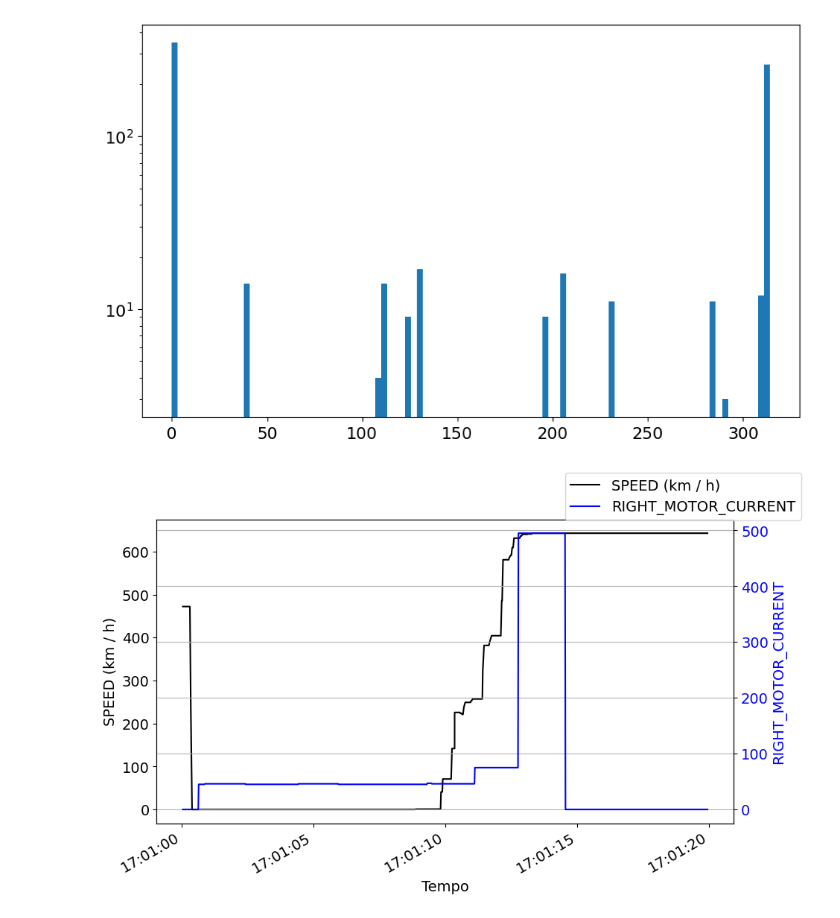
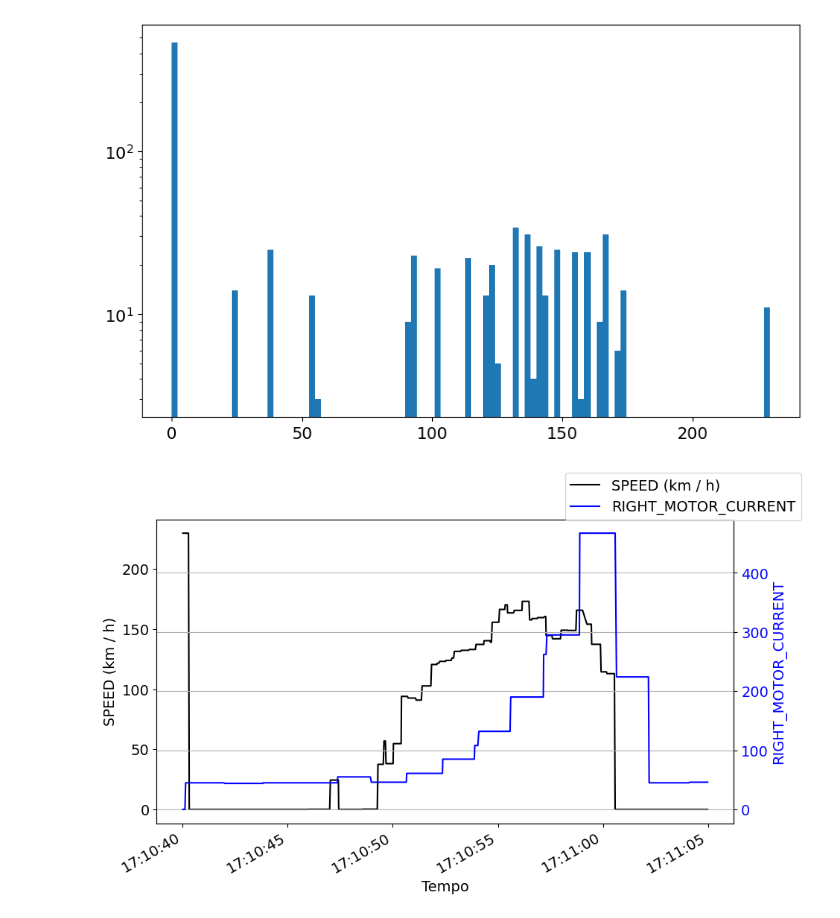
Before and after one commit to Tesla-UFMG/Data-Analysis, a Jupyter notebook: notebooks/csv_testing.ipynb, the cells around one changed output. Saved outputs shown, nothing was run; the diff lists cells and outputs as text; code cells hidden in the pictures.

```diff
--- a/notebooks/csv_testing.ipynb
+++ b/notebooks/csv_testing.ipynb
@@ -10,12 +10,12 @@ import matplotlib.dates as mdates
 plt.rcParams.update({'font.size': 14}) # Set global font size to 18
 plt.rcParams["figure.figsize"] = (10, 6)
 
-dataset_path = "./data/dados_telemetria/teste_odonto_08122025/full/mike1"
+dataset_path = "../data/dados_telemetria/teste_odonto_08122025/full/mike1"
 # dataset_path = "./data/dados_telemetria/oficina_151225_comp/full/mike"
 # dataset_path = "./data/dados_telemetria/betim_161225/full/miguelito2"
 
 
-full_df = pd.read_csv(f'{dataset_path}/mike1_aceleracao1.csv')
+full_df = pd.read_csv(f'{dataset_path}/mike1_aceleracao3.csv')
 # full_df.tail(20)
 
 # dataset_path = "./data/dados_telemetria/teste_odonto_08122025/full/"
@@ -27,7 +27,7 @@ plt.hist(full_df['LEFT_MOTOR_CURRENT'], bins = 100)
 plt.yscale("log")
 plt.show()
 # %% [output]
-[figure, old version]
+[figure, new version]
 # %%
 def get_range_by_time(timestamps, start_date, end_date):
     if end_date == -1 or start_date == -1:
@@ -64,35 +64,36 @@ timestamps_plot = full_df['timestamp'][range_plot] / 1000
 # Convert Unix timestamps to datetime objects
 dates_plot = [datetime.fromtimestamp(ts) for ts in timestamps_plot]
 # %%
-car_velocity = (full_df['LEFT_MOTOR_CURRENT'] + full_df['RIGHT_MOTOR_CURRENT'])
+# car_velocity = (full_df['LEFT_MOTOR_CURRENT'] + full_df['RIGHT_MOTOR_CURRENT'])
+car_velocity = full_df['LEFT_MOTOR_CURRENT']
 # car_velocity = (full_df['LEFT_MOTOR_SPEED'] + full_df['RIGHT_MOTOR_SPEED']) / 2
 mode = full_df['SHUNT_CURRENT']
 
 # Create the plot
 fig, ax1 = plt.subplots()
 ax1.plot(dates_plot, car_velocity[range_plot], color="black", label="SPEED (km / h)")
 ax1.set_xlabel('Tempo')
 ax1.set_ylabel('SPEED (km / h)', color='black')
 
 # Create a second y-axis sharing the same x-axis
 ax2 = ax1.twinx()
 
 ax2.plot(dates_plot, mode[range_plot], color="blue", label="RIGHT_MOTOR_CURRENT")
 ax2.set_ylabel('RIGHT_MOTOR_CURRENT', color='blue')
 ax2.tick_params(axis='y', labelcolor='blue')
 
 date_format = mdates.DateFormatter("%H:%M:%S")
 ax1.xaxis.set_major_formatter(date_format)
 
 # Optional: Rotate x-axis labels for better readability if they overlap
 fig.autofmt_xdate()
 
 # Optional: align legends
 fig.legend(loc='upper right')
 plt.grid(True)
 plt.show()
 # %% [output]
-[figure, old version]
+[figure, new version]
 # %%
 fig, axs = plt.subplots(4,2, figsize=(16,10)) # Adjust figsize as needed
 
```
Also changed, not shown: parts of 5 cells of this notebook, 14 other files.
